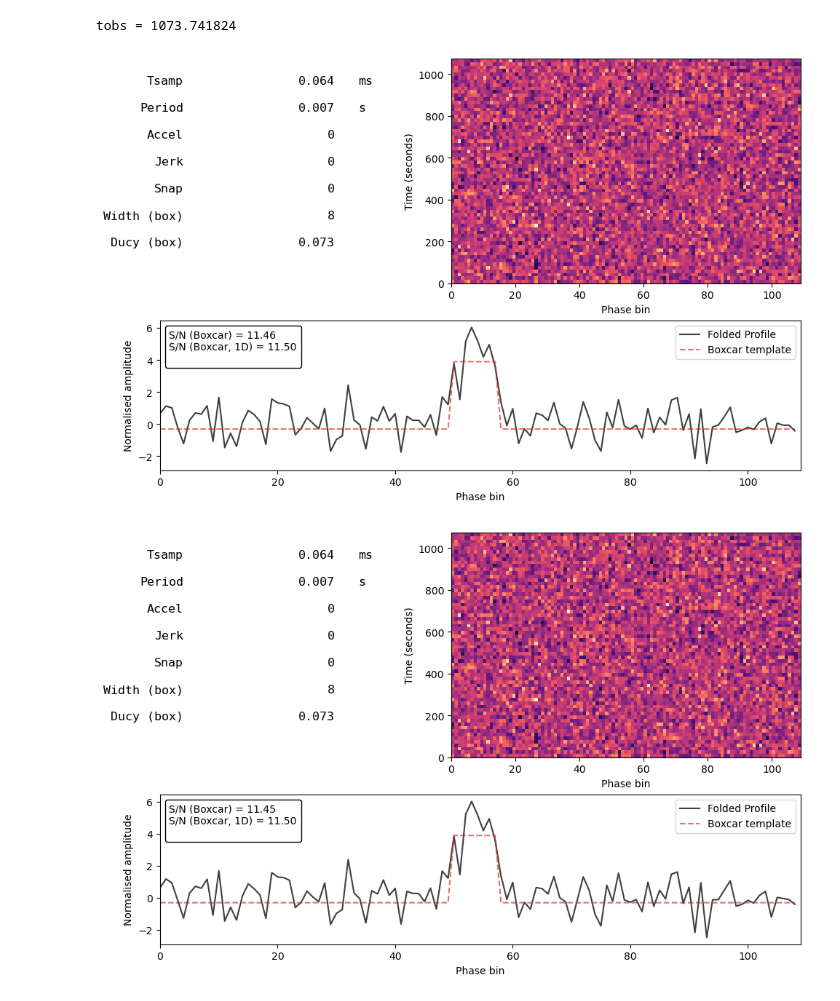
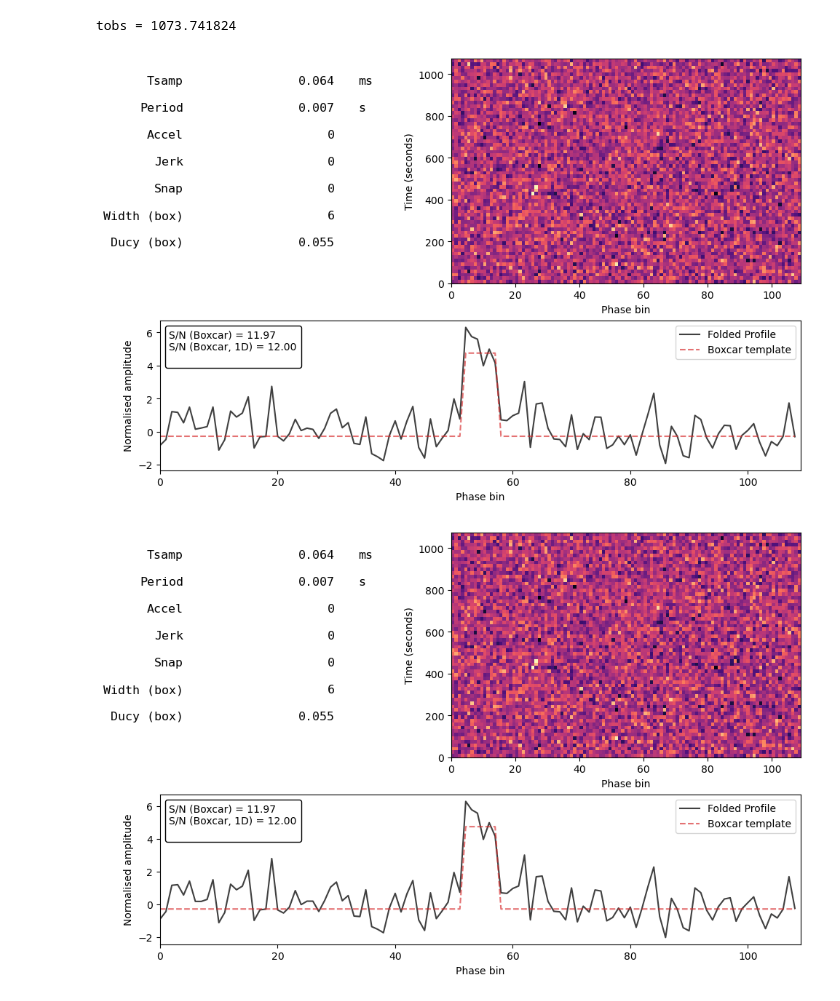
Before and after one commit to pravirkr/loki, a Jupyter notebook: notebooks/pruning_circular.ipynb, the cells around one changed output. Saved outputs shown, nothing was run; the diff lists cells and outputs as text; code cells hidden in the pictures.

```diff
--- a/notebooks/pruning_circular.ipynb
+++ b/notebooks/pruning_circular.ipynb
@@ -16,22 +15,22 @@ from pyloki.simulation.pulse import PulseSignalConfig
 # %%
 pulsar_period = 0.007
 dt = 64e-6
 nsamps = 2**24
-mod_kwargs = {"p_orb": 1200, "psi": np.pi/4, "m_c": 10}
-cfg = PulseSignalConfig(period=pulsar_period, dt=dt, nsamps=nsamps, snr=11.5, ducy=0.1,
+mod_kwargs = {"p_orb": 1200, "psi": np.pi/2.1, "m_c": 8}
+cfg = PulseSignalConfig(period=pulsar_period, dt=dt, nsamps=nsamps, snr=12, ducy=0.1,
                         mod_kwargs=mod_kwargs, mod_type = "circular")
 print(f"tobs = {cfg.tobs}")
 tim_data = cfg.generate(shape="gaussian")
 tim_data.plot_fold(cfg.freq, cfg.fold_bins, mod_kwargs=mod_kwargs, mod_type = "circular")
 plt.show()
 # %% [output]
 tobs = 1073.741824
-[figure, old version]
+[figure, new version]
 # %%
 tim_data.plot_fold(cfg.freq, cfg.fold_bins, mod_kwargs=cfg.mod_func.to_derivatives_series(n=15), mod_type="derivative_series")
 plt.show()
 # %% [output]
-[figure, old version]
+[figure, new version]
 # %%
 tol_bins = 1
 fold_bins = 64
```
Also changed, not shown: parts of 9 cells of this notebook, 23 other files.
